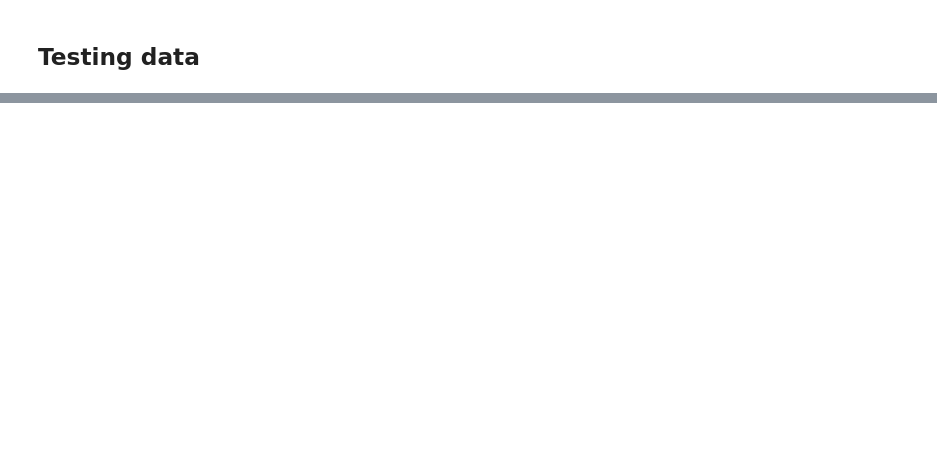
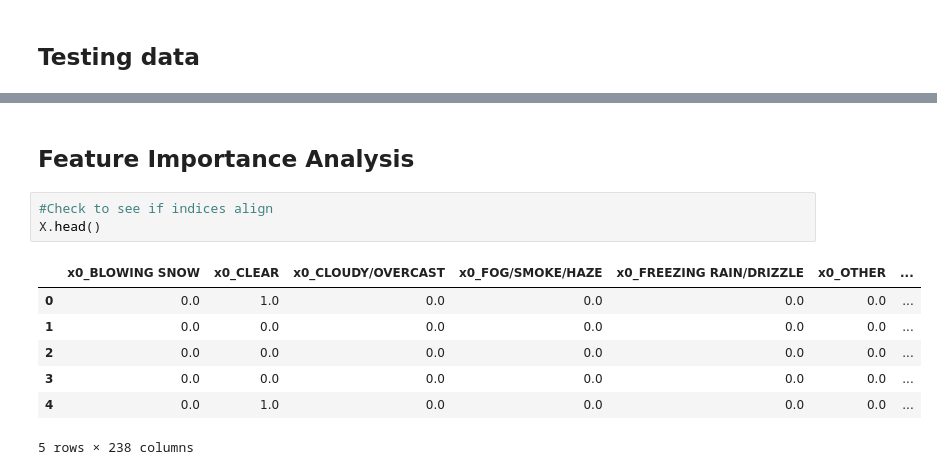
Before and after one commit to nickthetj/DSC-Phase3-Project, a Jupyter notebook: notebooks/Final EDA Notebook.ipynb, the cells around one changed output, grey strips where cells are left out. Drawn from its saved outputs; the diff is of its cells as text; blank space fills up the shorter version.

```diff
--- a/notebooks/Final EDA Notebook.ipynb
+++ b/notebooks/Final EDA Notebook.ipynb
@@ -543,0 +500,13 @@ Training recall:  0.7107843137254902
+# %% [markdown]
+## Feature Importance Analysis
+# %%
+#Check to see if indices align
+X.head()
+# %% [output]
+|  | x0_BLOWING SNOW | x0_CLEAR | x0_CLOUDY/OVERCAST | x0_FOG/SMOKE/HAZE | x0_FREEZING RAIN/DRIZZLE | x0_OTHER | ... |
+| 0 | 0.0 | 1.0 | 0.0 | 0.0 | 0.0 | 0.0 | ... |
+| 1 | 0.0 | 0.0 | 0.0 | 0.0 | 0.0 | 0.0 | ... |
+| 2 | 0.0 | 0.0 | 0.0 | 0.0 | 0.0 | 0.0 | ... |
+| 3 | 0.0 | 0.0 | 0.0 | 0.0 | 0.0 | 0.0 | ... |
+| 4 | 0.0 | 1.0 | 0.0 | 0.0 | 0.0 | 0.0 | ... |
+5 rows × 238 columns
```
Also changed, not shown: parts of 36 cells of this notebook.
